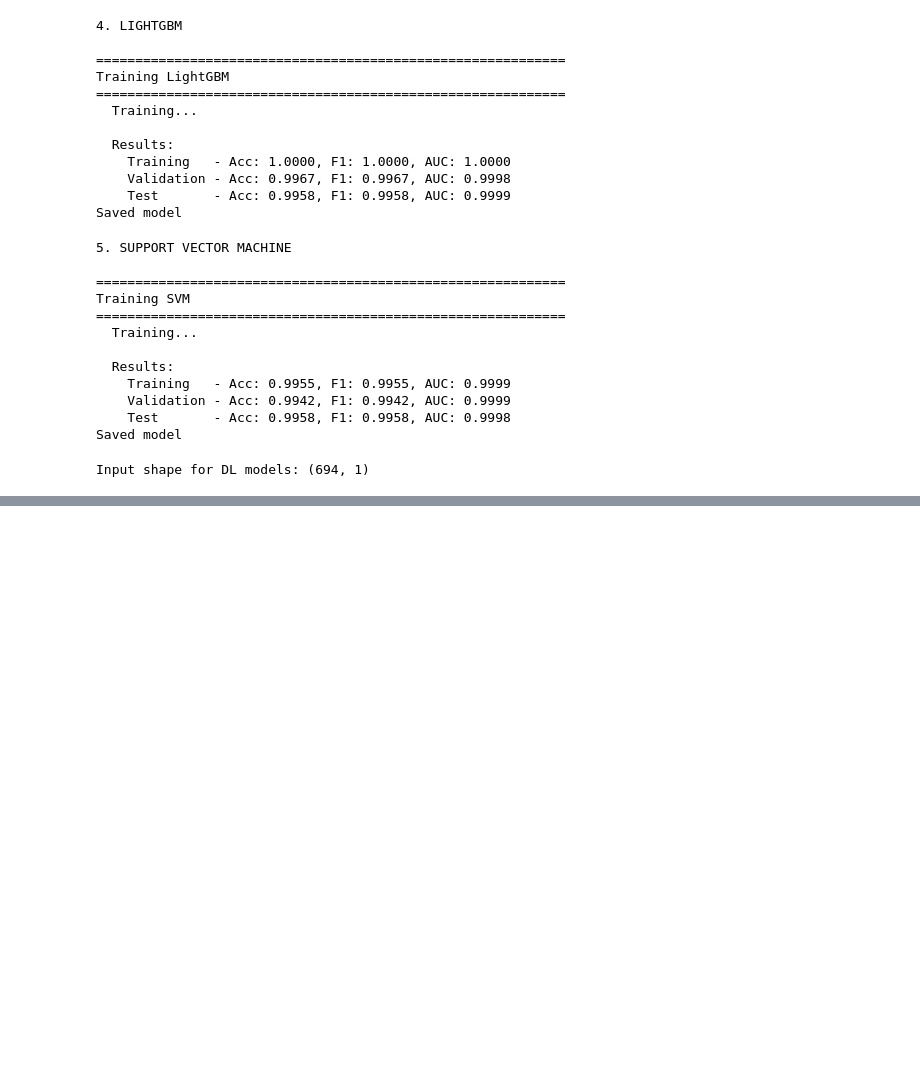
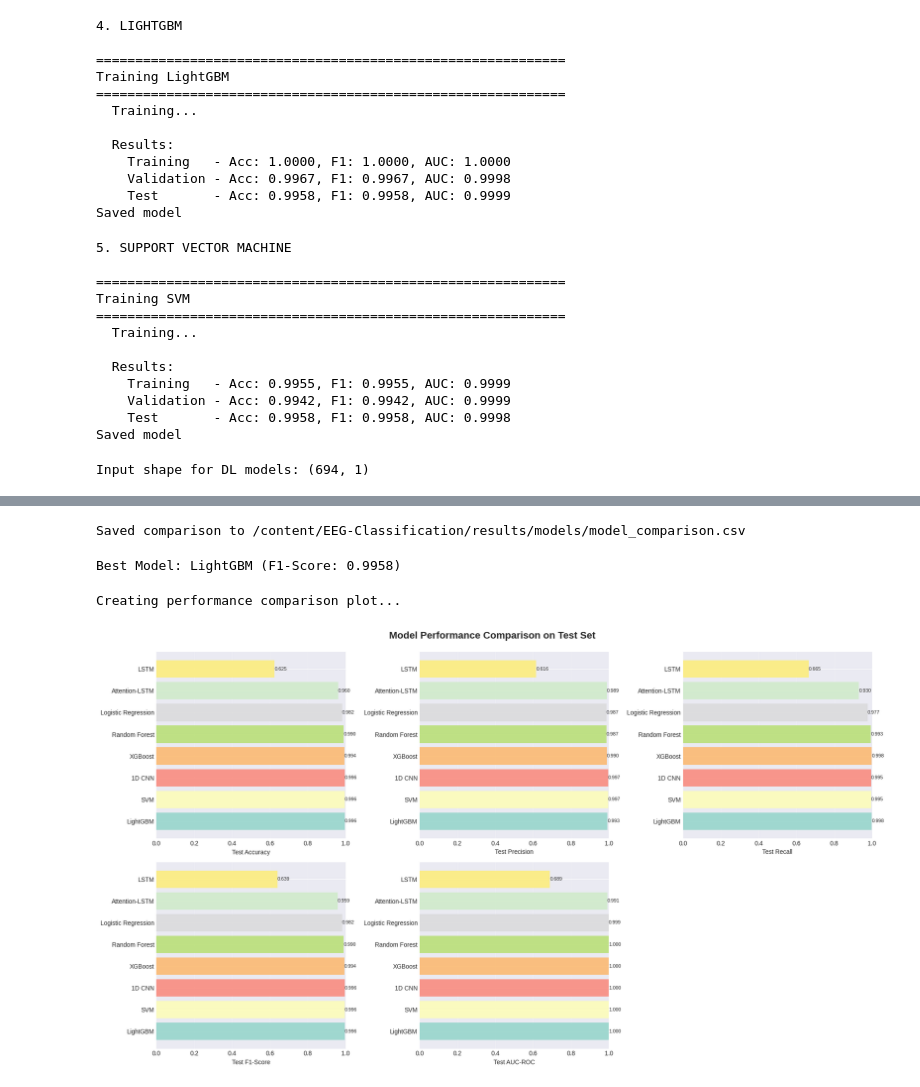
Before and after one commit to Sridipta-Roy/EEG-Classification, a Jupyter notebook: notebooks/model_development.ipynb, the cells around one changed output, grey strips where cells are left out. Cells and saved outputs as stored; diff of their text form; code cells hidden in the pictures; blank space fills up the shorter version.

Commit message:
Updating the DL models

```diff
--- a/notebooks/model_development.ipynb
+++ b/notebooks/model_development.ipynb
@@ -84,7 +86,7 @@ TRAINING_CONFIG = {
     'test_size': 0.15,
     'val_size': 0.15,
     'random_state': 42,
-    'epochs': 100,
+    'epochs': 35,
     'batch_size': 32,
     'patience': 10,
     'learning_rate': 0.001,
@@ -417,7 +419,7 @@ def train_and_evaluate_dl(model, model_name, X_train, y_train, X_val, y_val, X_t
     print(f"    Test       - Acc: {results['test_acc']:.4f}, F1: {results['test_f1']:.4f}, AUC: {results['test_auc']:.4f}")
 
     # Save model
-    model.save(MODELS_DIR / f'{model_name.lower().replace(" ", "_")}.h5')
+    model.save(MODELS_DIR / f'{model_name.lower().replace(" ", "_")}.keras')
     print(f"Saved model")
 
     return results
@@ -521,0 +540,9 @@ KeyboardInterrupt:
+# %%
+# 8. Attention-LSTM
+print("\n8. ATTENTION-LSTM")
+attention_model = DeepLearningModels.build_attention_lstm(input_shape)
+dl_results['Attention-LSTM'] = train_and_evaluate_dl(
+    attention_model, 'Attention-LSTM',
+    X_train_dl, y_train, X_val_dl, y_val, X_test_dl, y_test,
+    epochs=TRAINING_CONFIG['epochs']
+)
@@ -521,0 +631,13 @@ KeyboardInterrupt:
+# %%
+# Save comparison
+comparison_df.to_csv(MODELS_DIR / 'model_comparison.csv', index=False)
+print(f"\nSaved comparison to {MODELS_DIR}/model_comparison.csv")
+# %% [output]
+Saved comparison to /content/EEG-Classification/results/models/model_comparison.csv
+# %%
+# Find best model
+best_model_name = comparison_df.iloc[0]['Model']
+best_f1 = comparison_df.iloc[0]['Test F1-Score']
+print(f"\nBest Model: {best_model_name} (F1-Score: {best_f1:.4f})")
+# %% [output]
+Best Model: LightGBM (F1-Score: 0.9958)
@@ -521,0 +648,33 @@ KeyboardInterrupt:
+# %%
+# 1. Performance Metrics Comparison
+print("\nCreating performance comparison plot...")
+
+fig, axes = plt.subplots(2, 3, figsize=(18, 10))
+axes = axes.ravel()
+
+metrics = ['Test Accuracy', 'Test Precision', 'Test Recall', 'Test F1-Score', 'Test AUC-ROC']
+colors = plt.cm.Set3(np.linspace(0, 1, len(comparison_df)))
+
+for idx, metric in enumerate(metrics):
+    ax = axes[idx]
+    bars = ax.barh(comparison_df['Model'], comparison_df[metric], color=colors, alpha=0.8)
+    ax.set_xlabel(metric, fontsize=10)
+    ax.set_xlim([0, 1])
+    ax.grid(True, alpha=0.3, axis='x')
+
+    # Add value labels
+    for bar in bars:
+        width = bar.get_width()
+        ax.text(width, bar.get_y() + bar.get_height()/2,
+               f'{width:.3f}', ha='left', va='center', fontsize=8)
+
+# Remove extra subplot
+axes[-1].remove()
+
+plt.suptitle('Model Performance Comparison on Test Set', fontsize=16, fontweight='bold', y=0.995)
+plt.tight_layout()
+plt.savefig(FIGURES_DIR / 'model_comparison.png', dpi=300, bbox_inches='tight')
+plt.show()
+# %% [output]
+Creating performance comparison plot...
+[figure, added]
```
Also changed, not shown: parts of 12 cells of this notebook.
